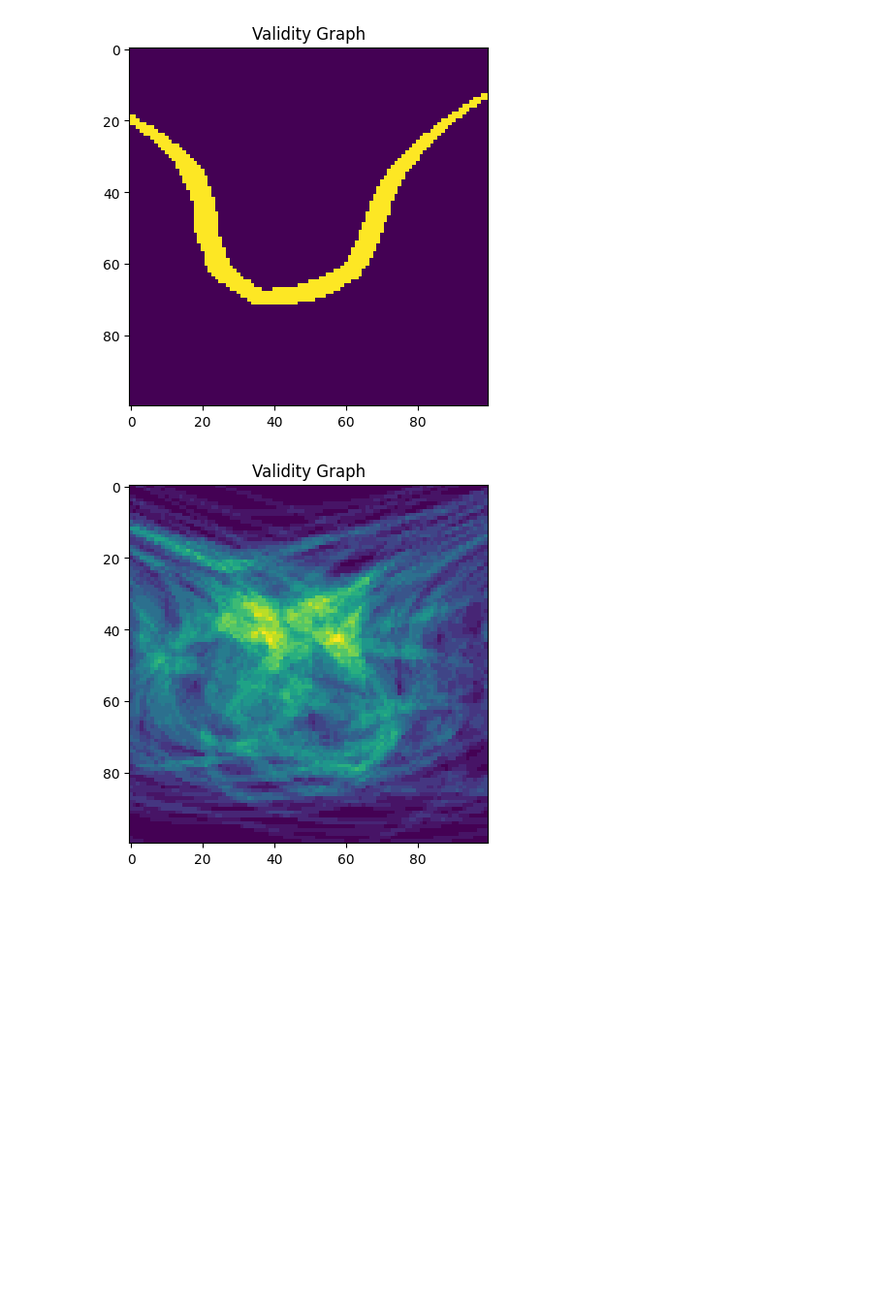
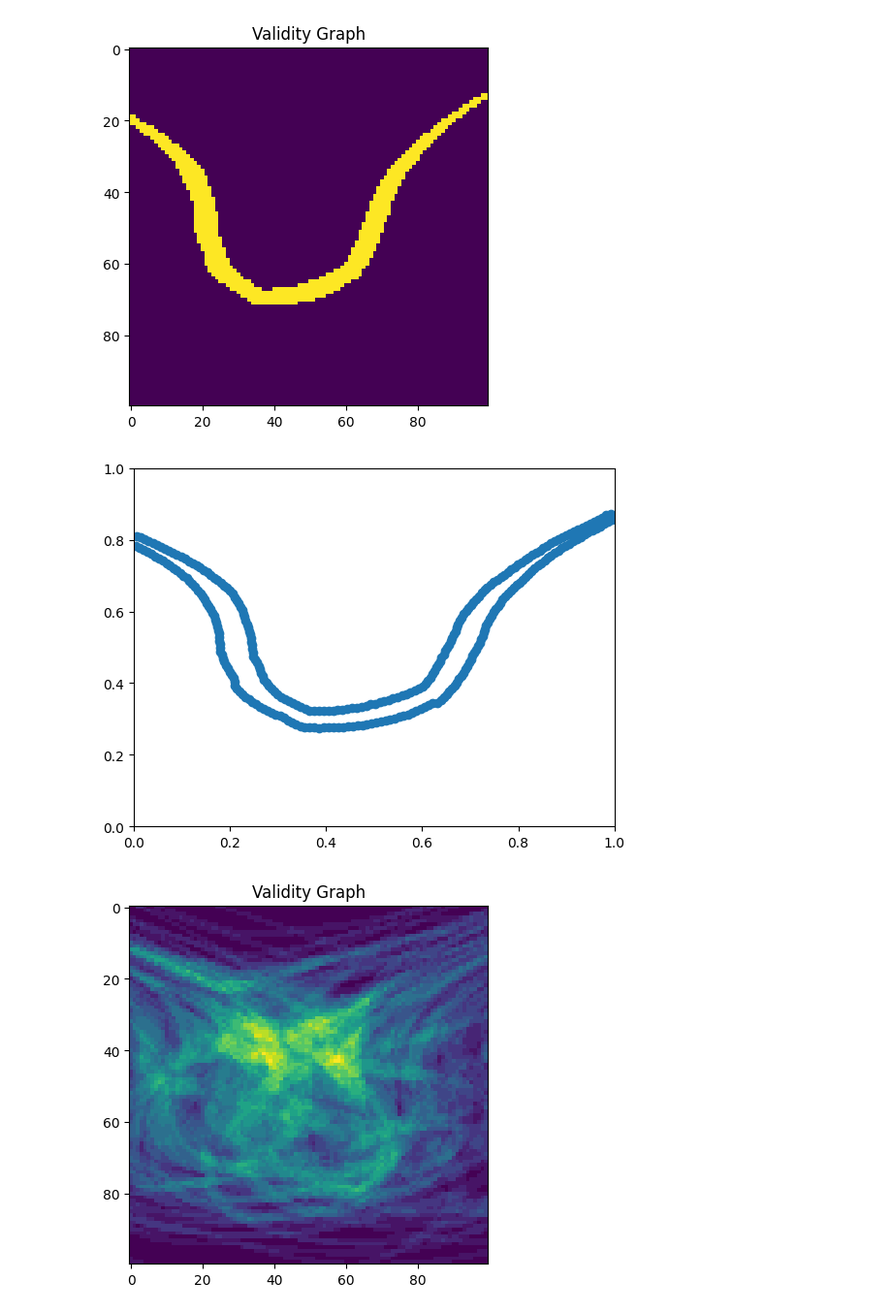
Before and after one commit to toazbenj/racing_sembas, a Jupyter notebook: examples/exploring_bnn_perf/test.ipynb, the cells around one changed output. Shown at 97% size. Cells and saved outputs as stored; diff of their text form; code cells hidden in the pictures; blank space fills up the shorter version.

Commit message:
Added boundary visualization

```diff
--- a/examples/exploring_bnn_perf/test.ipynb
+++ b/examples/exploring_bnn_perf/test.ipynb
@@ -10,6 +11,11 @@ from fut import classify_validity
 # %%
 import warnings
 warnings.filterwarnings("ignore", category=DeprecationWarning)
+# %%
+def load_boundary_points(i: int) -> ndarray:
+    with open(f"../../.data/boundaries/boundary_{i}.json") as f:
+        data = json.load(f)
+    return np.array(data["boundary_points"])
 # %%
 def load(i: int) -> nn.Module:
     network = nn.Sequential(ConcreteLinear(2, 50), nn.ReLU(), ConcreteLinear(50, 1))
@@ -41,3 +47,16 @@ skip_list = [1, 2, 3, 4, 6, 7, 8, 9, 11, 12, 13, 14, 15, 16, 17, 18, 19, 20, 21,
+# %%
+def get_abs_index(ensemble_i: int, max_i: int, skip_list: list[int]) -> int:
+    i = 0
+    skip_i = 0
+    for j in range(max_i):
+        if j == skip_list[skip_i]:
+            skip_i += 1
+        else:
+            i += 1
+
+        if i == ensemble_i:
+            return j
+    return None
 # %%
 n_nets = 548
 networks = []
@@ -53,6 +73,15 @@ combine(networks[101:102])
 # %% [output]
 [figure]
 [figure]
+# %%
+i = get_abs_index(101, 548, skip_list)
+boundary = load_boundary_points(i+1)
+plt.scatter(*boundary.T)
+plt.xlim((0, 1))
+plt.ylim((0, 1))
+plt.show()
+# %% [output]
+[figure, added]
 # %%
 rand_net = []
 rand_skip_list = np.random.randint(0, 100, len(skip_list))
```
Also changed, not shown: parts of 2 cells of this notebook.
